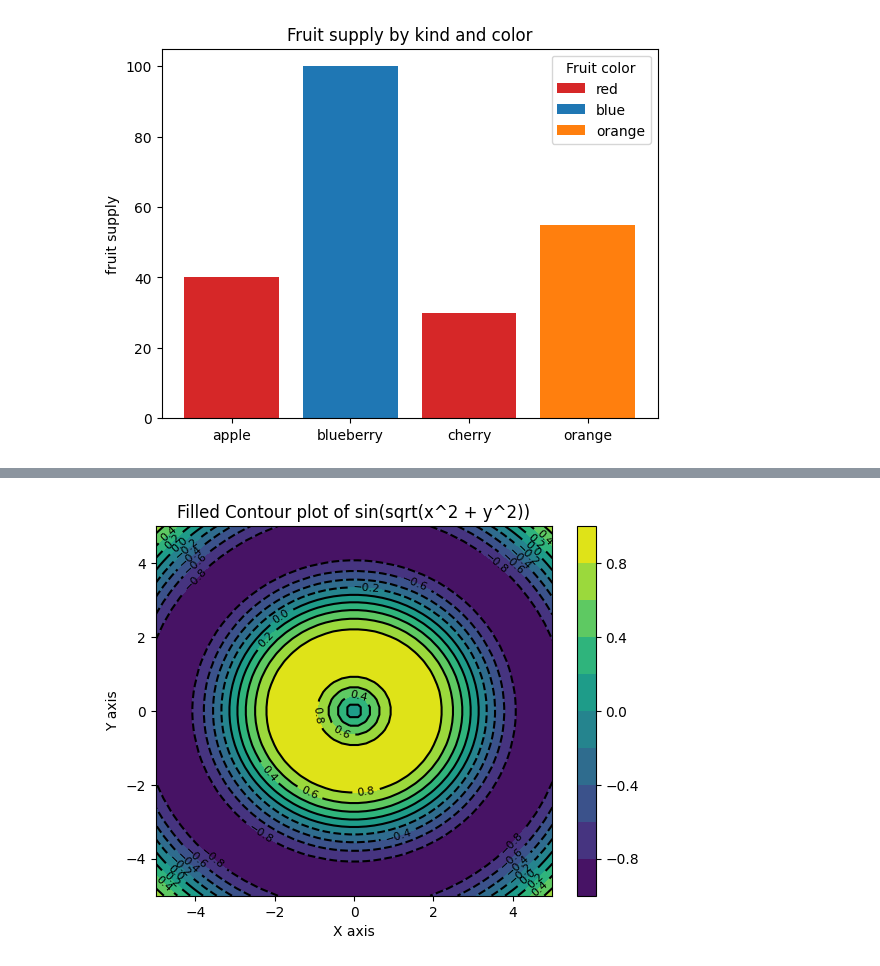
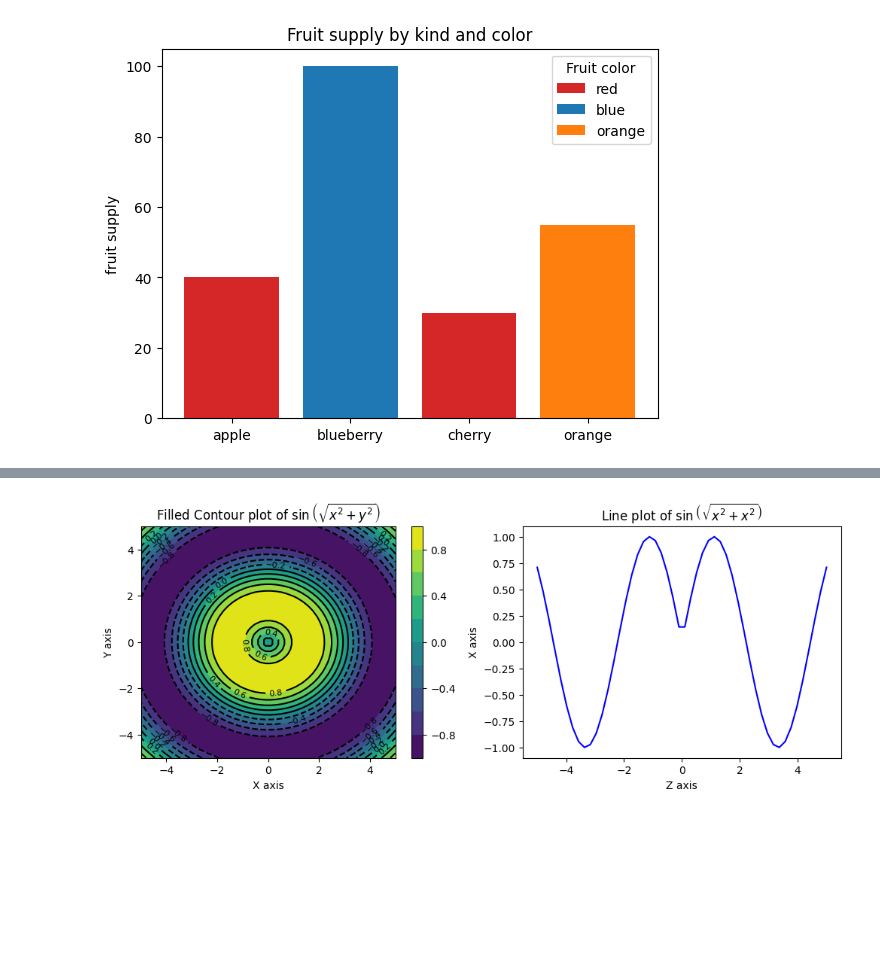
Before and after one commit to meistertigran/python-lectures-arm, a Jupyter notebook: Lecture 2 - Visualizing data with MatPlotLib.ipynb, the cells around one changed output, grey strips where cells are left out. Cells and saved outputs as stored; diff of their text form; code cells hidden in the pictures; blank space fills up the shorter version.

```diff
--- a/Lecture 2 - Visualizing data with MatPlotLib.ipynb
+++ b/Lecture 2 - Visualizing data with MatPlotLib.ipynb
@@ -470,28 +535,34 @@ plt.show()
 # %%
 # Define a function to generate Z values
 def f(x, y):
     return np.sin(np.sqrt(x**2 + y**2))
 
 # Generate X, Y values
 x = np.linspace(-5, 5, 50)
 y = np.linspace(-5, 5, 50)
 X, Y = np.meshgrid(x, y)
 Z = f(X, Y)
 
 # Create a filled contour plot
-plt.figure()
-cp = plt.contourf(X, Y, Z, levels=10, cmap='viridis')  # Filled contours
+fig, axs = plt.subplots(1, 2, figsize=(12, 4))
+cp = axs[0].contourf(X, Y, Z, levels=10, cmap='viridis')
 plt.colorbar(cp)  # Add color bar
 
 # Overlay contour lines on top of the filled contours
-contour_lines = plt.contour(X, Y, Z, levels=10, colors='black')
-plt.clabel(contour_lines, inline=True, fontsize=8)
+contour_lines = axs[0].contour(X, Y, Z, levels=10, colors='black')
+axs[0].clabel(contour_lines, inline=True, fontsize=8)
 
-plt.title('Filled Contour plot of sin(sqrt(x^2 + y^2))')
-plt.xlabel('X axis')
-plt.ylabel('Y axis')
+axs[0].set_title(r'Filled Contour plot of $\sin\left(\sqrt{x^2 + y^2}\right)$')
+axs[0].set_xlabel('X axis')
+axs[0].set_ylabel('Y axis')
+
+# 2D representation
+axs[1].plot(x, f(x, x), 'b')
+axs[1].set_title(r'Line plot of $\sin\left(\sqrt{x^2 + x^2}\right)$')
+axs[1].set_xlabel('Z axis')
+axs[1].set_ylabel('X axis')
 
 # Display the plot
 plt.show()
 # %% [output]
-[figure, old version]
+[figure, new version]
```
Also changed, not shown: parts of 13 cells of this notebook, 6 other files.
